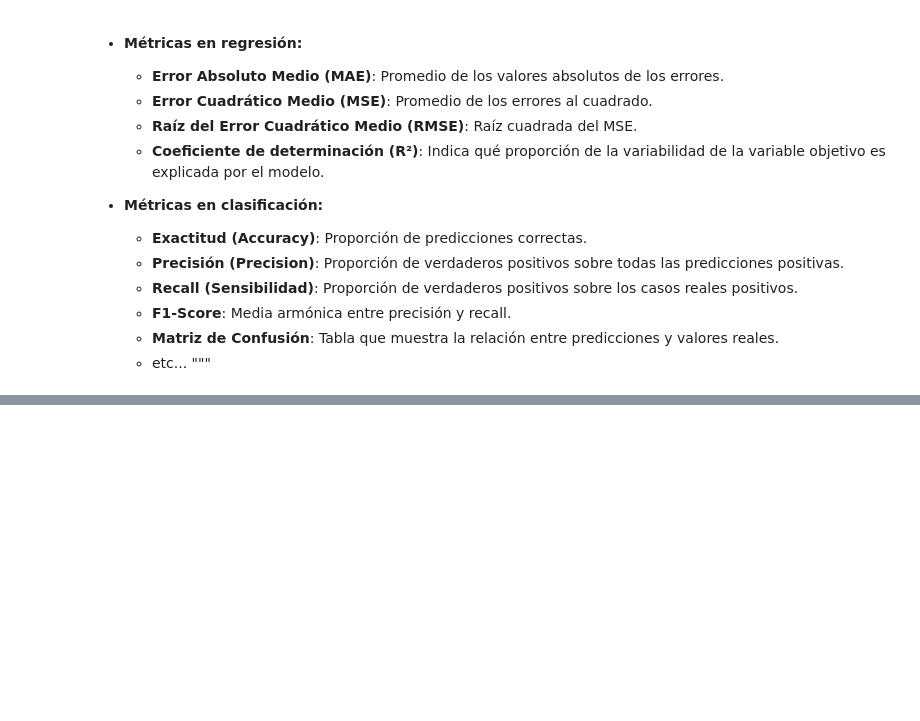
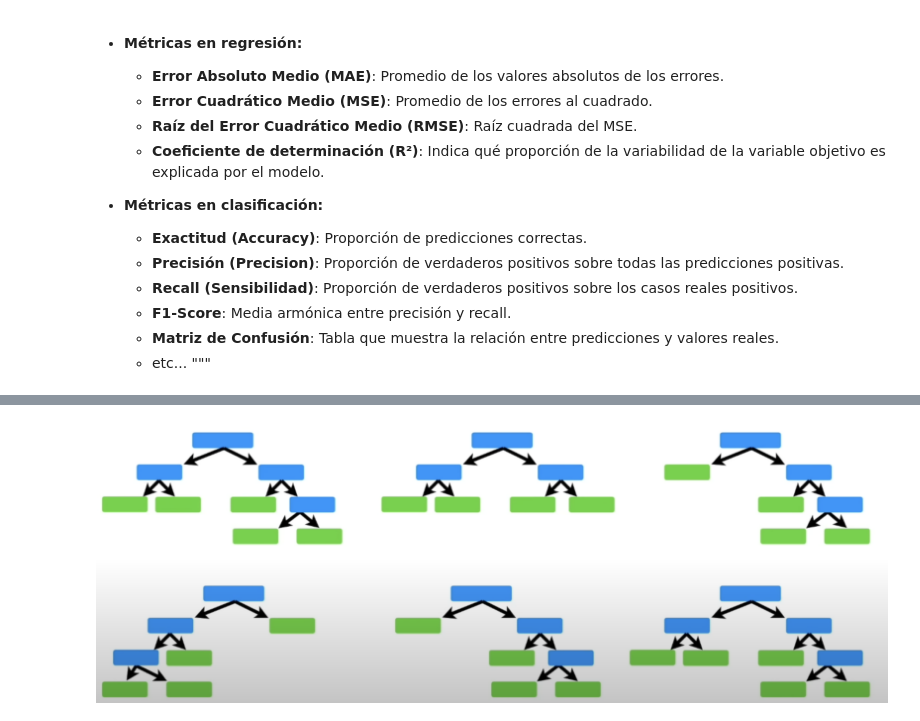
Before and after one commit to JOSE0221/python-statlearning-lab, a Jupyter notebook: week_4/random_forests.ipynb, the cells around one changed output, grey strips where cells are left out. Cells and saved outputs as stored; diff of their text form; code cells hidden in the pictures; blank space fills up the shorter version.

```diff
--- a/week_4/random_forests.ipynb
+++ b/week_4/random_forests.ipynb
@@ -528,0 +578,11 @@ left_split:
+# %%
+from PIL import Image
+
+# Cargar la imagen
+img = Image.open('./images/random_forest_1.png')
+
+
+# Mostrar la imagen
+img
+# %% [output]
+[figure, added]
```
Also changed, not shown: parts of 84 cells of this notebook.
